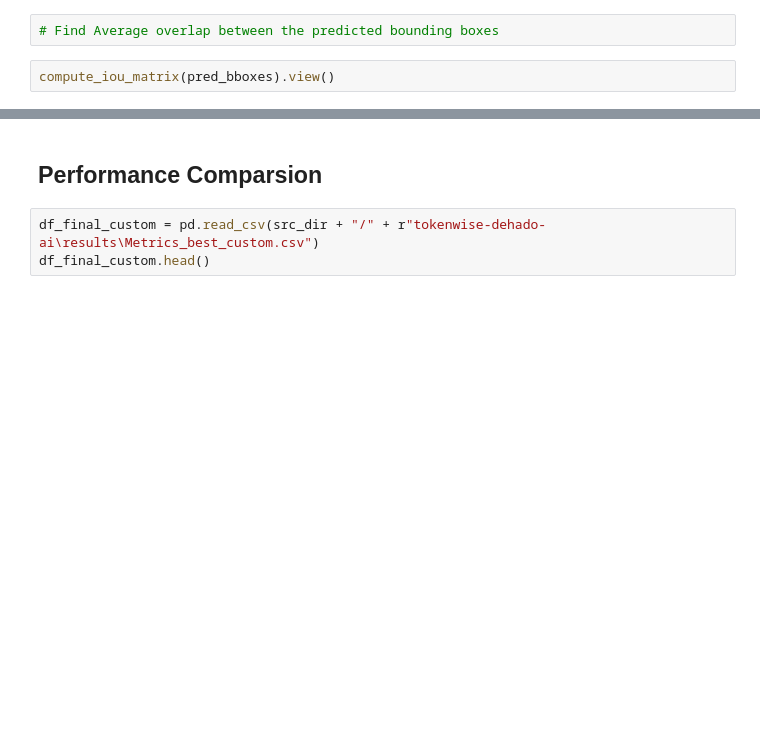
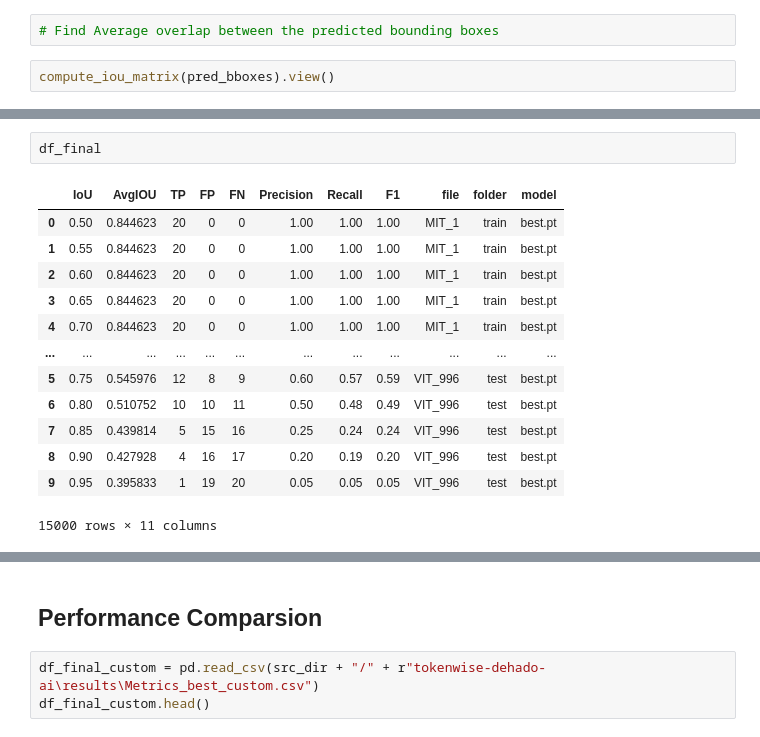
Before and after one commit to sathishkumartheta/tokenwise-dehado-ai, a Jupyter notebook: notebooks/Playground_Muthu.ipynb, the cells around one changed output, grey strips where cells are left out. Saved outputs shown, nothing was run; the diff lists cells and outputs as text; blank space fills up the shorter version.

```diff
--- a/notebooks/Playground_Muthu.ipynb
+++ b/notebooks/Playground_Muthu.ipynb
@@ -232,3 +263,19 @@ compute_iou_matrix(pred_bboxes).view()
+# %%
+df_final
+# %% [output]
+|  | IoU | AvgIOU | TP | FP | FN | Precision | Recall | F1 | file | folder | model |
+| 0 | 0.50 | 0.844623 | 20 | 0 | 0 | 1.00 | 1.00 | 1.00 | MIT_1 | train | best.pt |
+| 1 | 0.55 | 0.844623 | 20 | 0 | 0 | 1.00 | 1.00 | 1.00 | MIT_1 | train | best.pt |
+| 2 | 0.60 | 0.844623 | 20 | 0 | 0 | 1.00 | 1.00 | 1.00 | MIT_1 | train | best.pt |
+| 3 | 0.65 | 0.844623 | 20 | 0 | 0 | 1.00 | 1.00 | 1.00 | MIT_1 | train | best.pt |
+| 4 | 0.70 | 0.844623 | 20 | 0 | 0 | 1.00 | 1.00 | 1.00 | MIT_1 | train | best.pt |
+| ... | ... | ... | ... | ... | ... | ... | ... | ... | ... | ... | ... |
+| 5 | 0.75 | 0.545976 | 12 | 8 | 9 | 0.60 | 0.57 | 0.59 | VIT_996 | test | best.pt |
+| 6 | 0.80 | 0.510752 | 10 | 10 | 11 | 0.50 | 0.48 | 0.49 | VIT_996 | test | best.pt |
+| 7 | 0.85 | 0.439814 | 5 | 15 | 16 | 0.25 | 0.24 | 0.24 | VIT_996 | test | best.pt |
+| 8 | 0.90 | 0.427928 | 4 | 16 | 17 | 0.20 | 0.19 | 0.20 | VIT_996 | test | best.pt |
+| 9 | 0.95 | 0.395833 | 1 | 19 | 20 | 0.05 | 0.05 | 0.05 | VIT_996 | test | best.pt |
+15000 rows × 11 columns
 # %%
 df_final = pd.DataFrame()
 
```
Also changed, not shown: parts of 20 cells of this notebook, 1 other file.
